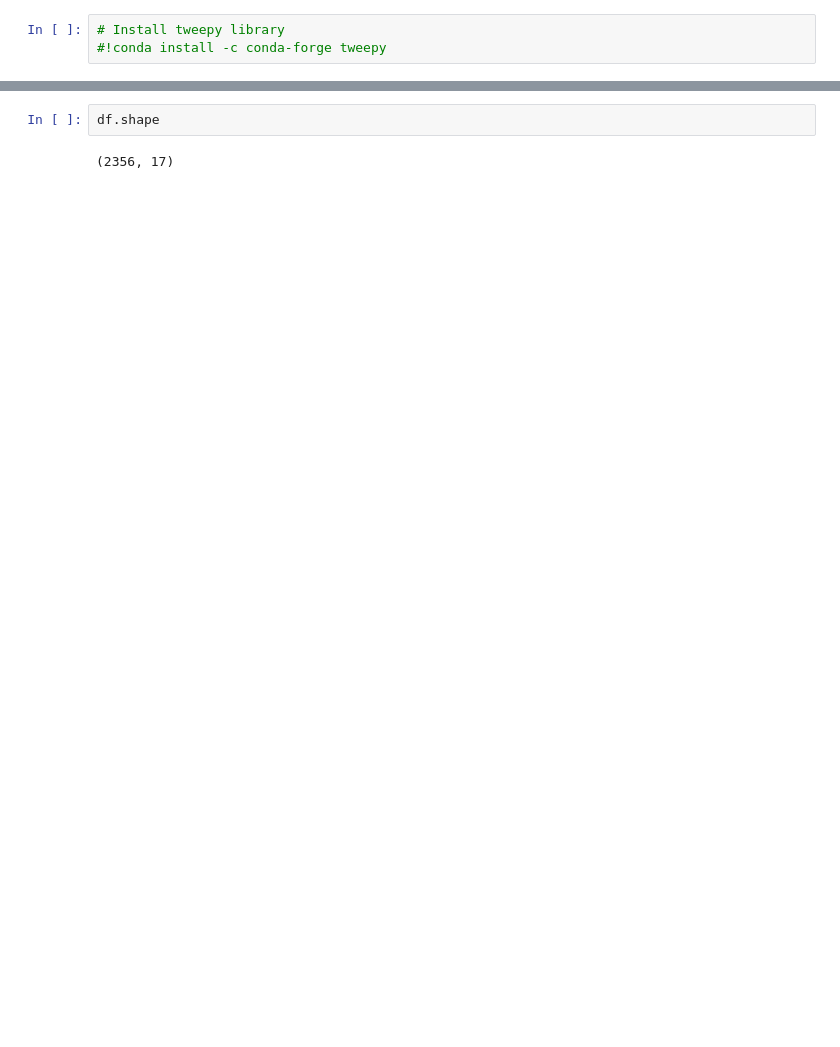
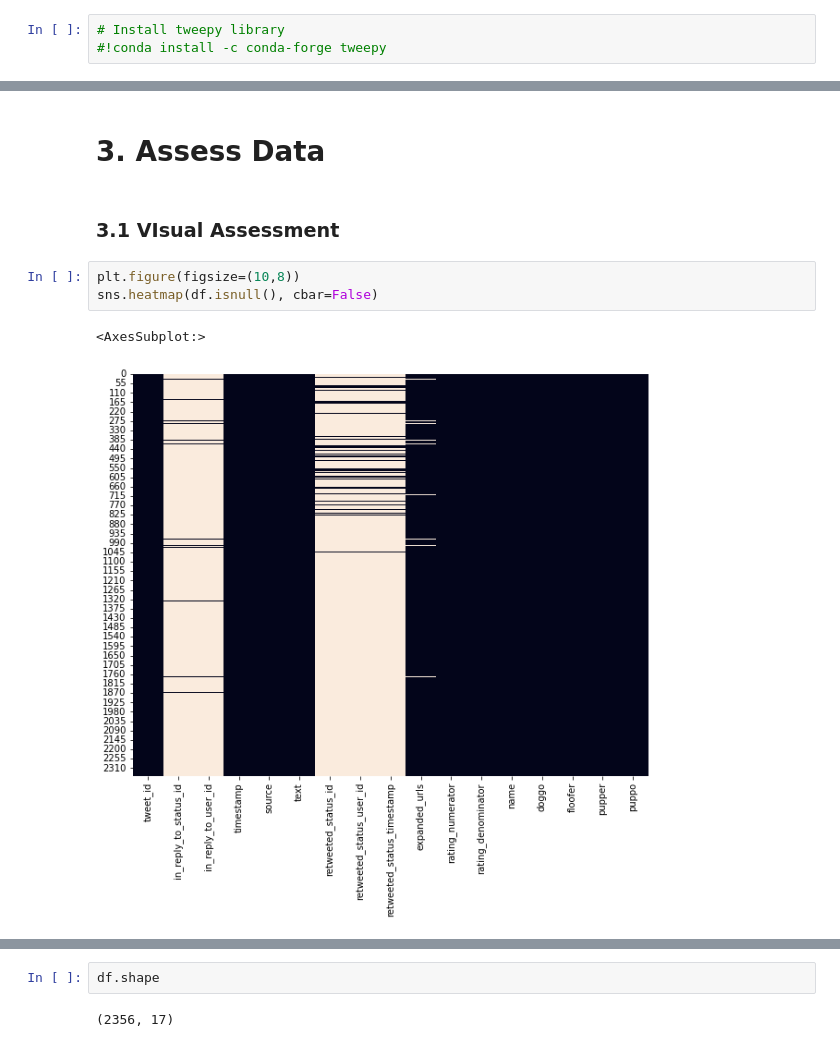
Before and after one commit to Manny-97/Udacity-Data-Analyst, a Jupyter notebook: data wrangle/wrangle_act.ipynb, the cells around one changed output, grey strips where cells are left out. Saved outputs shown, nothing was run; the diff lists cells and outputs as text; blank space fills up the shorter version.

```diff
--- a/data wrangle/wrangle_act.ipynb
+++ b/data wrangle/wrangle_act.ipynb
@@ -26,0 +120,10 @@ df.head()
+# %% [markdown]
+# 3. Assess Data
+# %% [markdown]
+### 3.1 VIsual Assessment
+# %%
+plt.figure(figsize=(10,8))
+sns.heatmap(df.isnull(), cbar=False)
+# %% [output]
+<AxesSubplot:>
+[figure, added]
```
Also changed, not shown: parts of 89 cells of this notebook.
